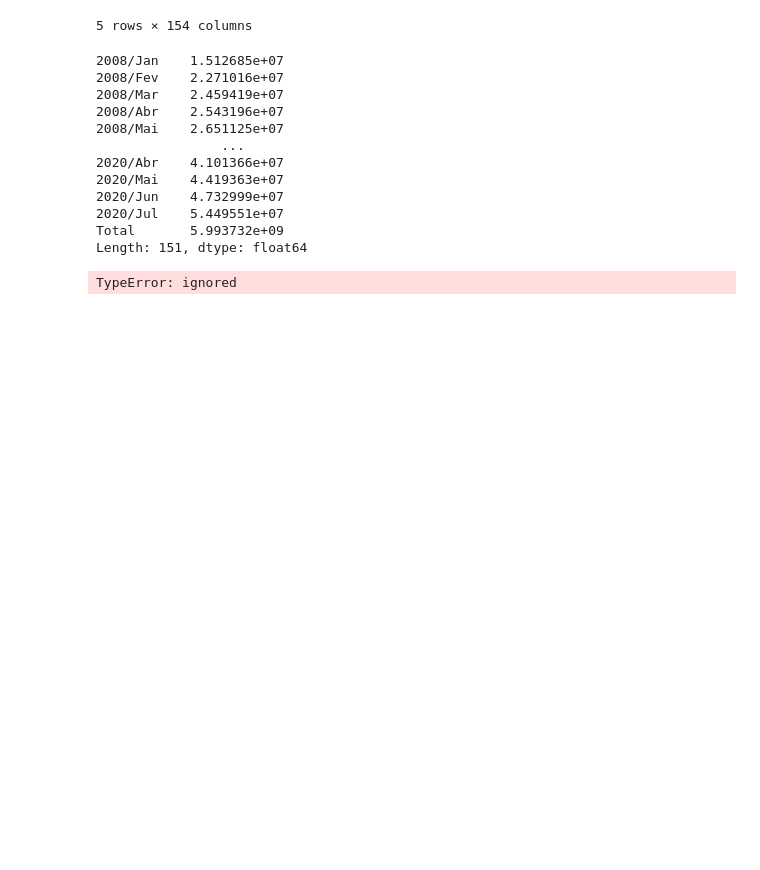
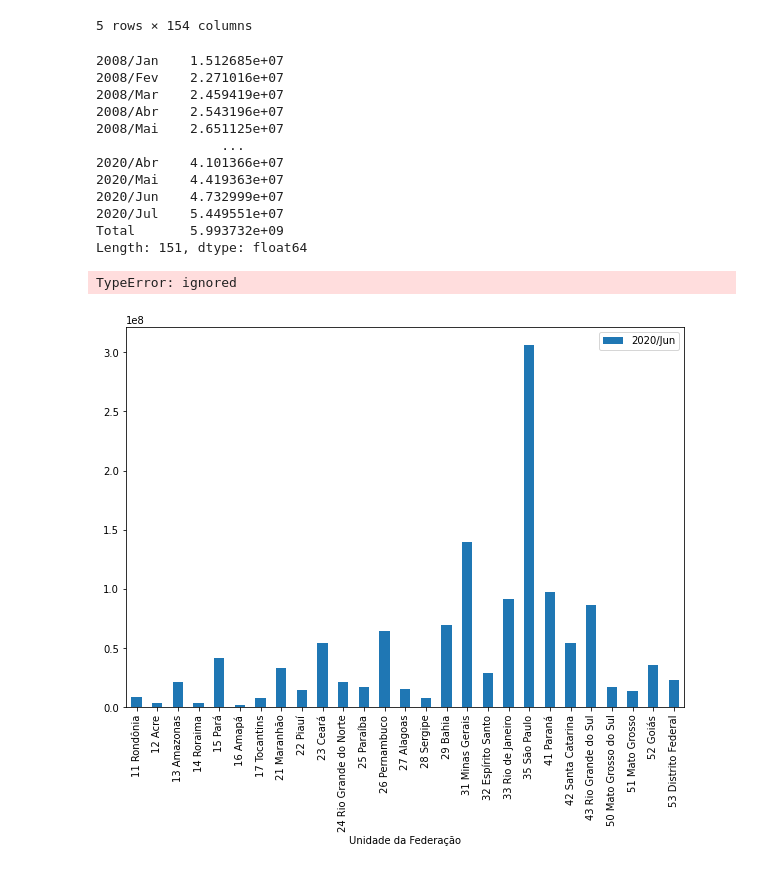
Before and after one commit to rabastos44/Bootcamp-Data-Science-Alura, a Jupyter notebook: BootCampDS.ipynb, the cells around one changed output. Saved outputs shown, nothing was run; the diff lists cells and outputs as text; code cells hidden in the pictures; blank space fills up the shorter version.

```diff
--- a/BootCampDS.ipynb
+++ b/BootCampDS.ipynb
@@ -50,7 +50,9 @@ Length: 151, dtype: float64
 # %%
 import matplotlib.pyplot as plt
 import matplotlib.ticker as ticker
-
-dados.plot(x="Unidade da Federação", y="2020/Ago")
-# %% [output]
-TypeError: ignored
+# %%
+axis = dados.plot(x="Unidade da Federação", y="2020/Jun", kind="bar", figsize=(10,7))
+axis.yaxis.set_major_formatter(ticker.StrMethodFormatter("{x:,.2f}", useLocale="pt_br"))
+# %% [output]
+TypeError: ignored
+[figure, added]
```
